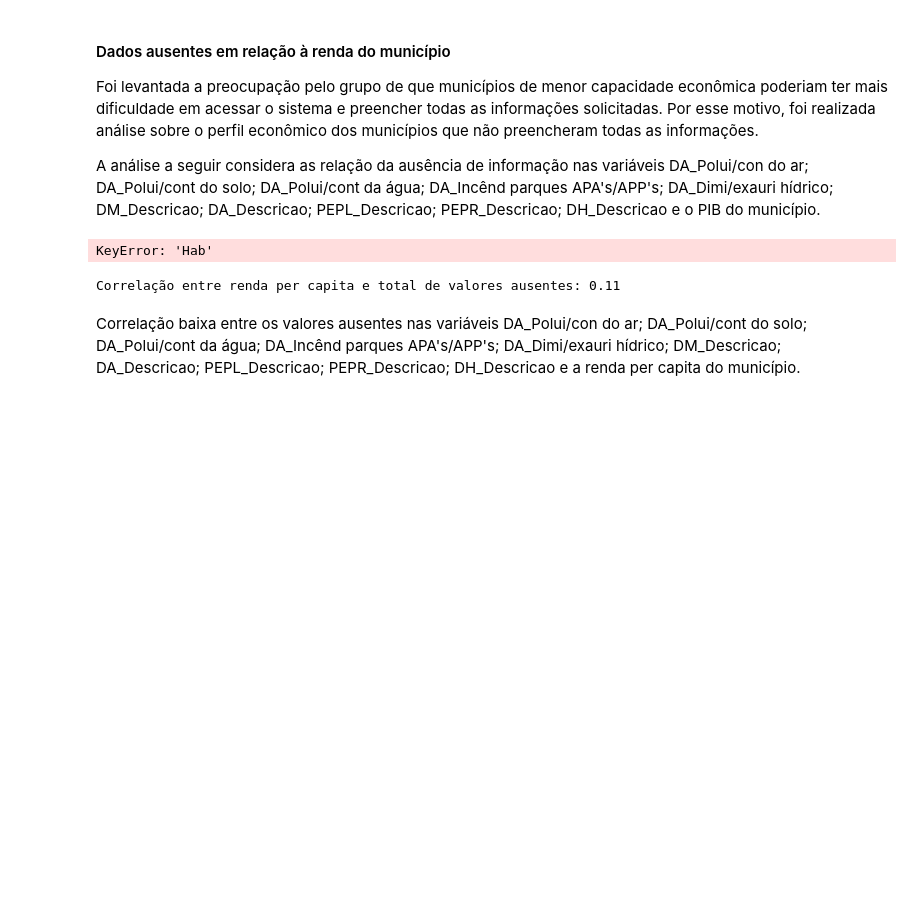
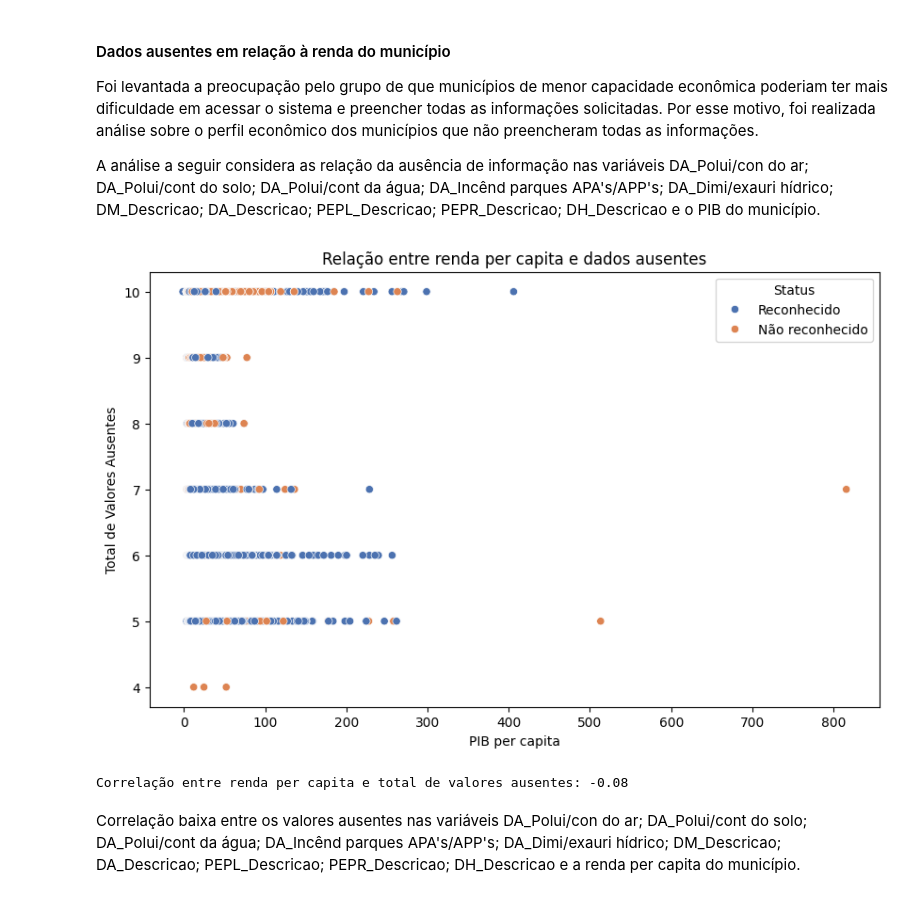
Before and after one commit to brunagmoura/previsaoreconhecimento, a Jupyter notebook: mynewbook/_build/jupyter_execute/AnaliseExploratoria.ipynb, the cells around one changed output. Saved outputs shown, nothing was run; the diff lists cells and outputs as text; code cells hidden in the pictures; blank space fills up the shorter version.

```diff
--- a/mynewbook/_build/jupyter_execute/AnaliseExploratoria.ipynb
+++ b/mynewbook/_build/jupyter_execute/AnaliseExploratoria.ipynb
@@ -237,38 +237,38 @@ A análise a seguir considera as relação da ausência de informação nas vari
 # %%
 colunas = [
     'DA_Polui/cont do ar',
     'DA_Polui/cont do solo',
     'DA_Polui/cont da água',
     "DA_Incêndi parques/APA's/APP's",
     'DA_Dimi/exauri hídrico',
     'DM_Descricao',
     'DA_Descricao',
     'PEPL_Descricao',
     'PEPR_Descricao',
     'DH_Descricao'
 ]
 
 df_eventos_missing = df_eventos.copy()
 
 df_eventos_missing = df_eventos_missing.dropna(subset=['PIB'])
 #Existem dados para o PIB apenas até 2022.
 
 df_eventos_missing['Total_Missing'] = df_eventos_missing[colunas].isnull().sum(axis=1)
-df_eventos_missing['PIB_per_capita'] = df_eventos_missing['PIB'] / df_eventos_missing['Hab']
+df_eventos_missing['PIB_per_capita'] = df_eventos_missing['PIB'] / df_eventos_missing['Pop']
 
 plt.figure(figsize=(10, 6))
 sns.scatterplot(x='PIB_per_capita', y='Total_Missing', data=df_eventos_missing, hue='Status', palette='deep')
 plt.title('Relação entre renda per capita e dados ausentes')
 plt.xlabel('PIB per capita')
 plt.ylabel('Total de Valores Ausentes')
 plt.show()
 # %% [output]
-KeyError: 'Hab'
+[figure, added]
 # %%
 correlation = df_eventos_missing['PIB_per_capita'].corr(df_eventos_missing['Total_Missing'])
 print(f"\nCorrelação entre renda per capita e total de valores ausentes: {correlation:.2f}")
 # %% [output]
-Correlação entre renda per capita e total de valores ausentes: 0.11
+Correlação entre renda per capita e total de valores ausentes: -0.08
 # %% [markdown]
 Correlação baixa entre os valores ausentes nas variáveis DA_Polui/con do ar; DA_Polui/cont do solo; DA_Polui/cont da água; DA_Incênd parques APA's/APP's; DA_Dimi/exauri hídrico; DM_Descricao; DA_Descricao; PEPL_Descricao; PEPR_Descricao; DH_Descricao e a renda per capita do município.
 # %% [markdown]
```
Also changed, not shown: parts of 2 cells of this notebook, 11 other files.
